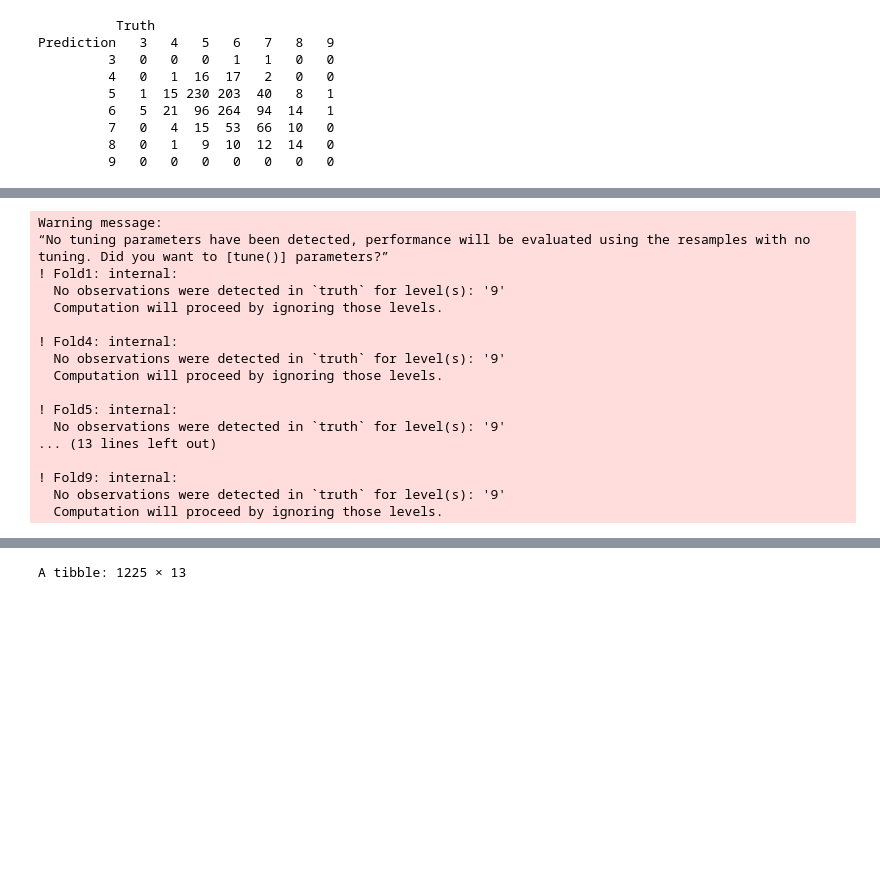
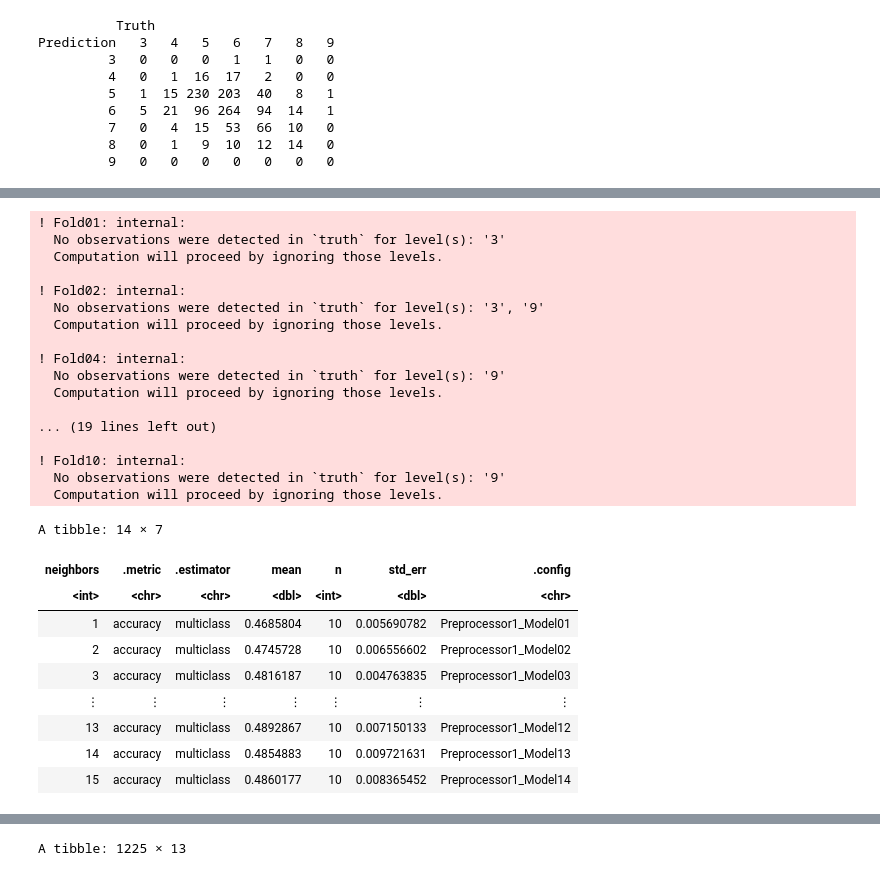
Before and after one commit to rkming/DSCI100-Group-Project-23, a Jupyter notebook: ClassificationModel.ipynb, the cells around one changed output, grey strips where cells are left out. Saved outputs shown, nothing was run; the diff lists cells and outputs as text; code cells hidden in the pictures; blank space fills up the shorter version.

```diff
--- a/ClassificationModel.ipynb
+++ b/ClassificationModel.ipynb
@@ -261,31 +255,44 @@ CROSS-VALIDATION
 # %%
-set.seed(1)
+set.seed(123)
 
-ww_vfold <- vfold_cv(ww_train, v = 9, strata = quality)
-gridvals <- tibble(neighbors = seq(1, 10))
+ww_vfold <- vfold_cv(ww_train, v = 10, strata = quality)
+knn_tune <- nearest_neighbor(weight_func = "rectangular", neighbors = tune()) |>
+            set_engine("kknn") |>
+            set_mode("classification")
 
 ##(5)##
 ww_results <- workflow() |>
   add_recipe(ww_recipe) |>
-  add_model(knn_spec) |>
-  tune_grid(resamples = ww_vfold, grid = gridvals) |>
+  add_model(knn_tune) |>
+  tune_grid(resamples = ww_vfold, grid = 15) |>
   collect_metrics() |>
   filter(.metric == "accuracy")
+ww_results
 # %% [output]
-Warning message:
-“No tuning parameters have been detected, performance will be evaluated using the resamples with no tuning. Did you want to [tune()] parameters?”
-! Fold1: internal:
+! Fold01: internal:
+  No observations were detected in `truth` for level(s): '3'
+  Computation will proceed by ignoring those levels.
+
+! Fold02: internal:
+  No observations were detected in `truth` for level(s): '3', '9'
+  Computation will proceed by ignoring those levels.
+
+! Fold04: internal:
   No observations were detected in `truth` for level(s): '9'
   Computation will proceed by ignoring those levels.
 
-! Fold4: internal:
+... (19 lines left out)
+
+! Fold10: internal:
   No observations were detected in `truth` for level(s): '9'
   Computation will proceed by ignoring those levels.
-
-! Fold5: internal:
-  No observations were detected in `truth` for level(s): '9'
-... (13 lines left out)
-
-! Fold9: internal:
-  No observations were detected in `truth` for level(s): '9'
-  Computation will proceed by ignoring those levels.
+A tibble: 14 × 7
+| neighbors | .metric | .estimator | mean | n | std_err | .config |
+| <int> | <chr> | <chr> | <dbl> | <int> | <dbl> | <chr> |
+| 1 | accuracy | multiclass | 0.4685804 | 10 | 0.005690782 | Preprocessor1_Model01 |
+| 2 | accuracy | multiclass | 0.4745728 | 10 | 0.006556602 | Preprocessor1_Model02 |
+| 3 | accuracy | multiclass | 0.4816187 | 10 | 0.004763835 | Preprocessor1_Model03 |
+| ⋮ | ⋮ | ⋮ | ⋮ | ⋮ | ⋮ | ⋮ |
+| 13 | accuracy | multiclass | 0.4892867 | 10 | 0.007150133 | Preprocessor1_Model12 |
+| 14 | accuracy | multiclass | 0.4854883 | 10 | 0.009721631 | Preprocessor1_Model13 |
+| 15 | accuracy | multiclass | 0.4860177 | 10 | 0.008365452 | Preprocessor1_Model14 |
```
Also changed, not shown: parts of 36 cells of this notebook.
